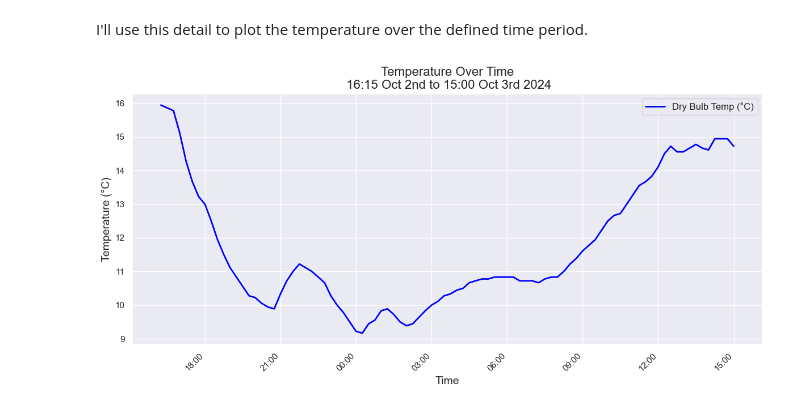
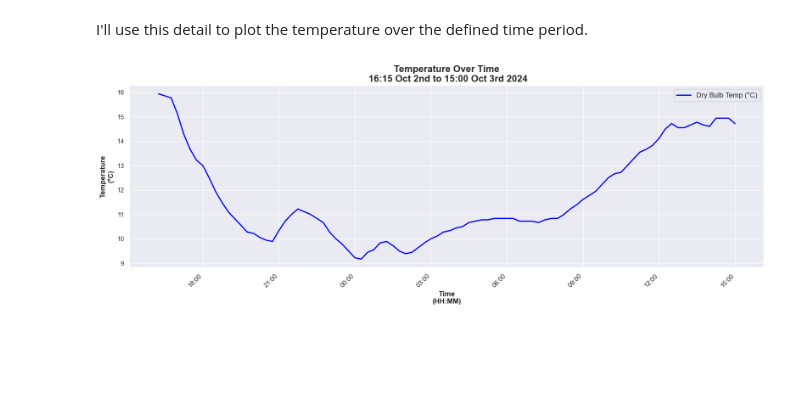
Before and after one commit to JBnkn/4369-programming-for-data-analytics, a Jupyter notebook: Assignments/assignment2-weather.ipynb, the cells around one changed output. Cells and saved outputs as stored; diff of their text form; code cells hidden in the pictures; blank space fills up the shorter version.

Commit message:
Assignment 2 - prettifying graph

```diff
--- a/Assignments/assignment2-weather.ipynb
+++ b/Assignments/assignment2-weather.ipynb
@@ -49,21 +49,21 @@ temp = data['dryBulbTemperature_Celsius']
 I'll use this detail to plot the temperature over the defined time period.
 # %%
 # plot the data
-plt.figure(figsize=(12, 6))
+plt.figure(figsize=(16, 6))
 plt.plot(time, temp, label='Dry Bulb Temp (°C)', color='blue', linewidth=2)
 
 plt.gca().xaxis.set_major_formatter(plt.matplotlib.dates.DateFormatter('%H:%M'))
 plt.gcf().autofmt_xdate()
 
 # customize the plot
-plt.title('Temperature Over Time\n 16:15 Oct 2nd to 15:00 Oct 3rd 2024', fontsize=16)
-plt.xlabel('Time', fontsize=14)
-plt.ylabel('Temperature (°C)', fontsize=14)
+plt.title('Temperature Over Time\n 16:15 Oct 2nd to 15:00 Oct 3rd 2024', fontsize=16, weight='bold')
+plt.xlabel('Time\n(HH:MM)', fontsize=12, weight='bold')
+plt.ylabel('Temperature\n(°C)', fontsize=12, weight='bold')
 plt.legend(fontsize=12)
 plt.xticks(rotation=45)
 
 # show the plot
 plt.tight_layout()
 plt.show()
 # %% [output]
-[figure, old version]
+[figure, new version]
```
